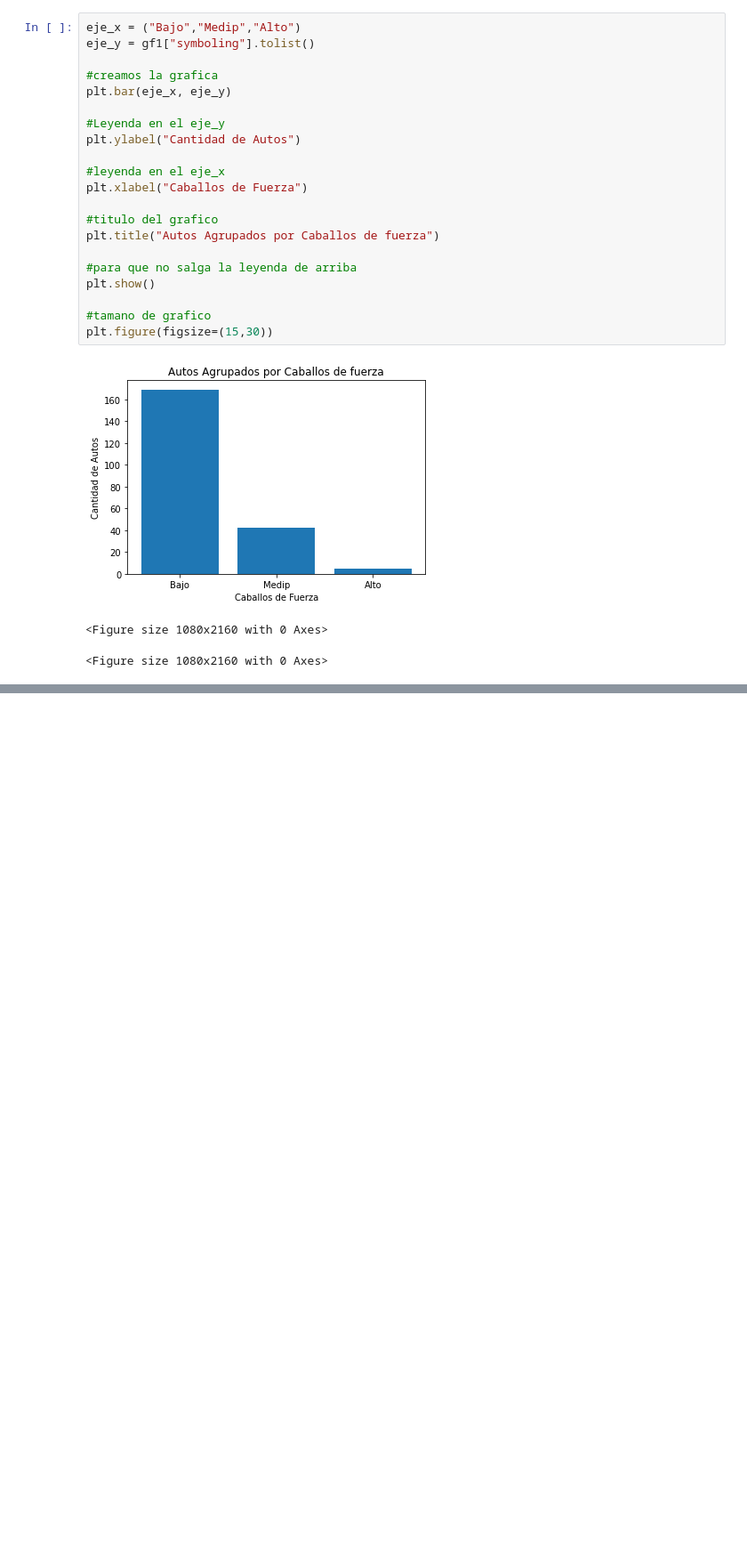
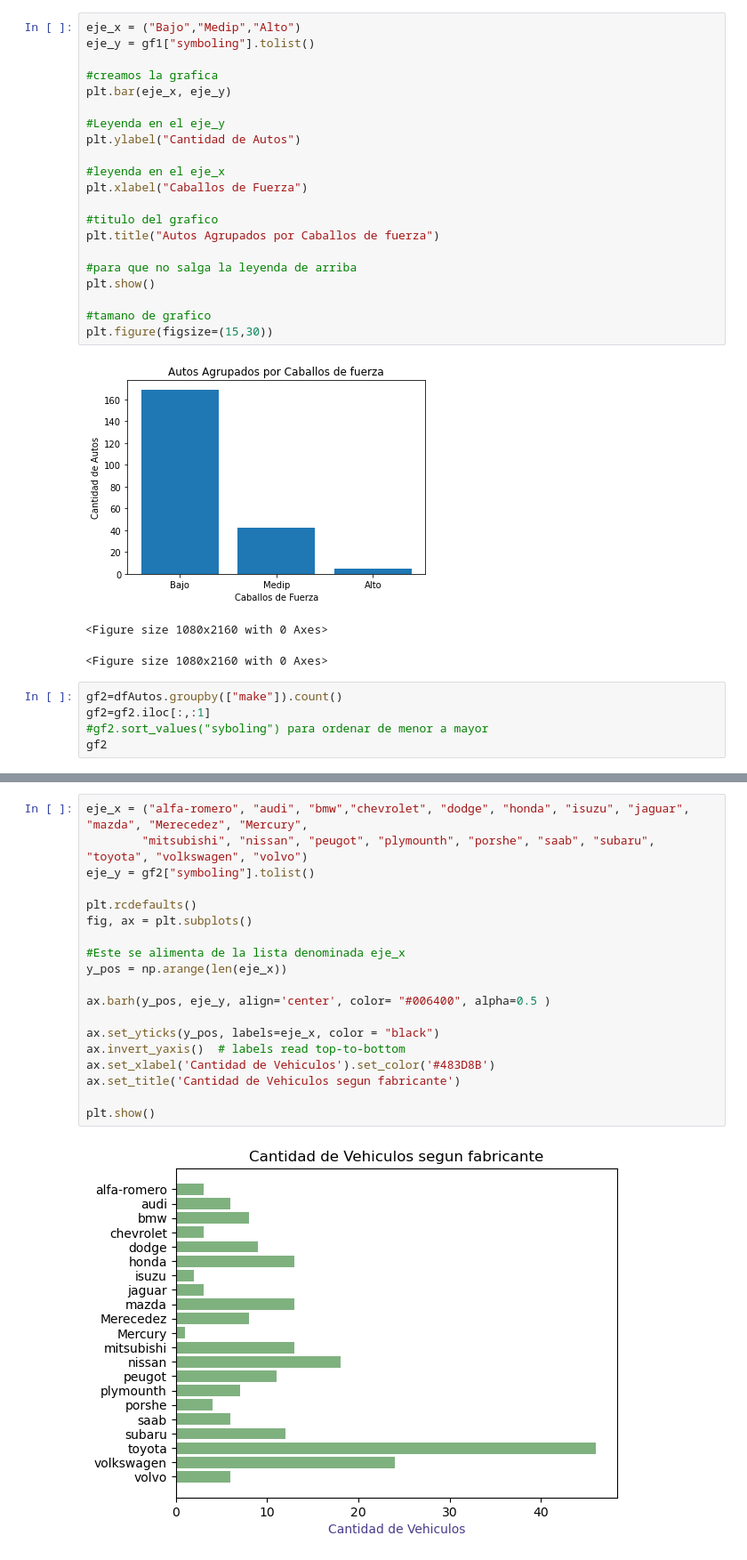
Before and after one commit to mleandrog036/Analisis-de-Datos, a Jupyter notebook: AnalisisDatos_Autos (2).ipynb, the cells around one changed output, grey strips where cells are left out. Shown: that part at 89% size. Drawn from its saved outputs; the diff is of its cells as text; blank space fills up the shorter version.

```diff
--- a/AnalisisDatos_Autos (2).ipynb
+++ b/AnalisisDatos_Autos (2).ipynb
@@ -595,3 +595,8 @@ plt.figure(figsize=(15,30))
 [figure]
 <Figure size 1080x2160 with 0 Axes>
 <Figure size 1080x2160 with 0 Axes>
+# %%
+gf2=dfAutos.groupby(["make"]).count()
+gf2=gf2.iloc[:,:1]
+#gf2.sort_values("syboling") para ordenar de menor a mayor
+gf2
@@ -597,0 +622,21 @@ plt.figure(figsize=(15,30))
+# %%
+eje_x = ("alfa-romero", "audi", "bmw","chevrolet", "dodge", "honda", "isuzu", "jaguar", "mazda", "Merecedez", "Mercury",
+        "mitsubishi", "nissan", "peugot", "plymounth", "porshe", "saab", "subaru", "toyota", "volkswagen", "volvo")
+eje_y = gf2["symboling"].tolist()
+
+plt.rcdefaults()
+fig, ax = plt.subplots()
+
+#Este se alimenta de la lista denominada eje_x
+y_pos = np.arange(len(eje_x))
+
+ax.barh(y_pos, eje_y, align='center', color= "#006400", alpha=0.5 )
+
+ax.set_yticks(y_pos, labels=eje_x, color = "black")
+ax.invert_yaxis()  # labels read top-to-bottom
+ax.set_xlabel('Cantidad de Vehiculos').set_color('#483D8B')
+ax.set_title('Cantidad de Vehiculos segun fabricante')
+
+plt.show()
+# %% [output]
+[figure, added]
```
Also changed, not shown: parts of 10 cells of this notebook.
